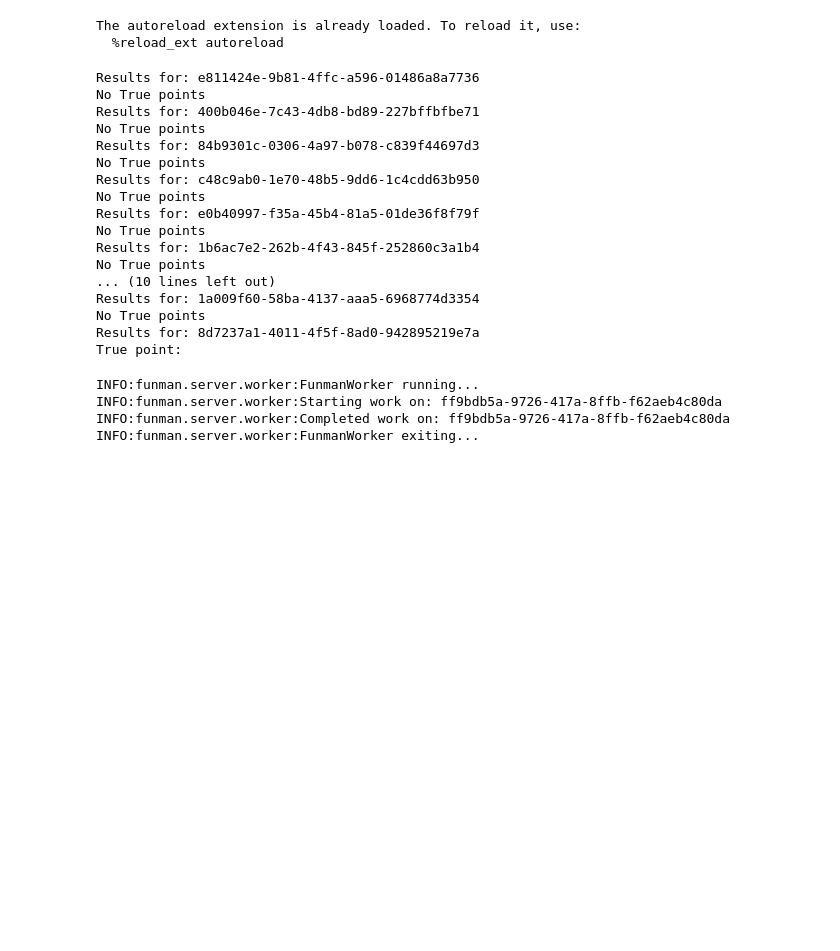
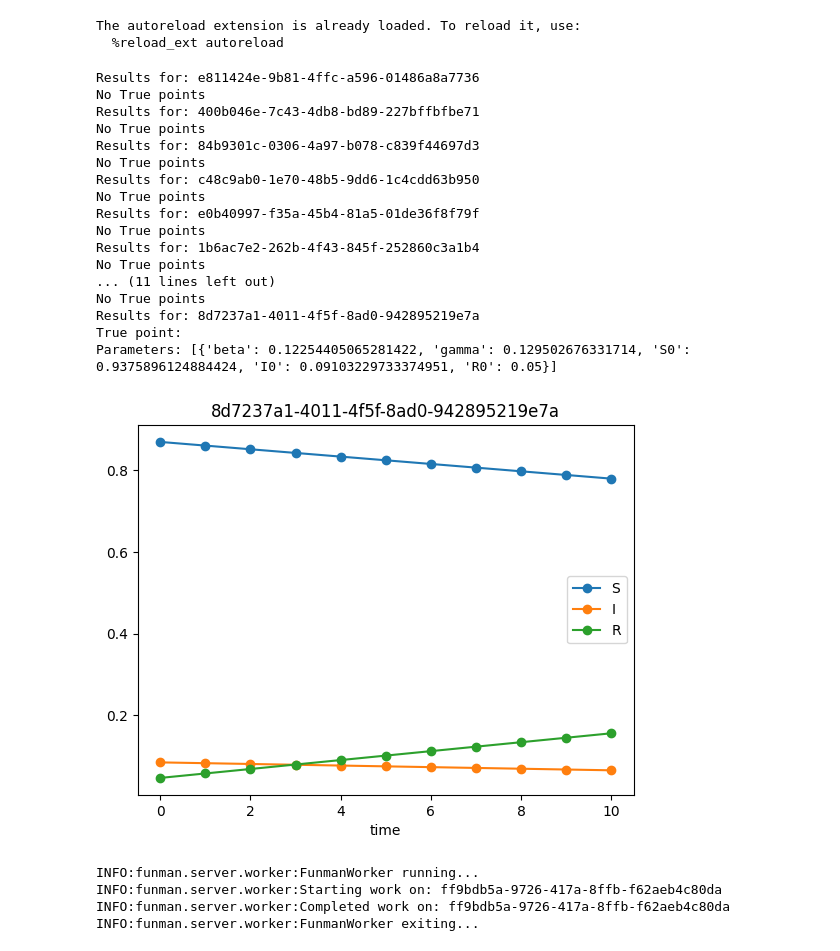
Before and after one commit to ml4ai/funman, a Jupyter notebook: notebooks/view-terrarium-test-results.ipynb, the cells around one changed output. Saved outputs shown, nothing was run; the diff lists cells and outputs as text; code cells hidden in the pictures; blank space fills up the shorter version.

```diff
--- a/notebooks/view-terrarium-test-results.ipynb
+++ b/notebooks/view-terrarium-test-results.ipynb
@@ -33,33 +33,37 @@ The autoreload extension is already loaded. To reload it, use:
 # %%
 output_files = glob.glob(test_output_dir+"/*.json")
 
 for ofile in output_files:
     result = pydantic.parse_file_as(FunmanResults, ofile)
     print(f"Results for: {result.id}")
     if len(result.parameter_space.true_points) > 0:
         print("True point:")
+        parameters = result.model._parameter_names()
         points = result.parameter_space.true_points[0:1]
-        result.plot(points, variables=["I", "R", "S"])
+        point_parameters = [ {param: p.values[param] for param in parameters} for p in points]
+        print(f"Parameters: {point_parameters}")
+        result.plot(points, variables=result.model._state_var_names(), title=f"{result.id}")
     else:
         print("No True points")
 # %% [output]
 Results for: e811424e-9b81-4ffc-a596-01486a8a7736
 No True points
 Results for: 400b046e-7c43-4db8-bd89-227bffbfbe71
 No True points
 Results for: 84b9301c-0306-4a97-b078-c839f44697d3
 No True points
 Results for: c48c9ab0-1e70-48b5-9dd6-1c4cdd63b950
 No True points
 Results for: e0b40997-f35a-45b4-81a5-01de36f8f79f
 No True points
 Results for: 1b6ac7e2-262b-4f43-845f-252860c3a1b4
 No True points
-... (10 lines left out)
-Results for: 1a009f60-58ba-4137-aaa5-6968774d3354
+... (11 lines left out)
 No True points
 Results for: 8d7237a1-4011-4f5f-8ad0-942895219e7a
 True point:
+Parameters: [{'beta': 0.12254405065281422, 'gamma': 0.129502676331714, 'S0': 0.9375896124884424, 'I0': 0.09103229733374951, 'R0': 0.05}]
+[figure, added]
 # %%
 
 result = Runner().run(model, request, case_out_dir=out_dir)
```
Also changed, not shown: 1 other file.
